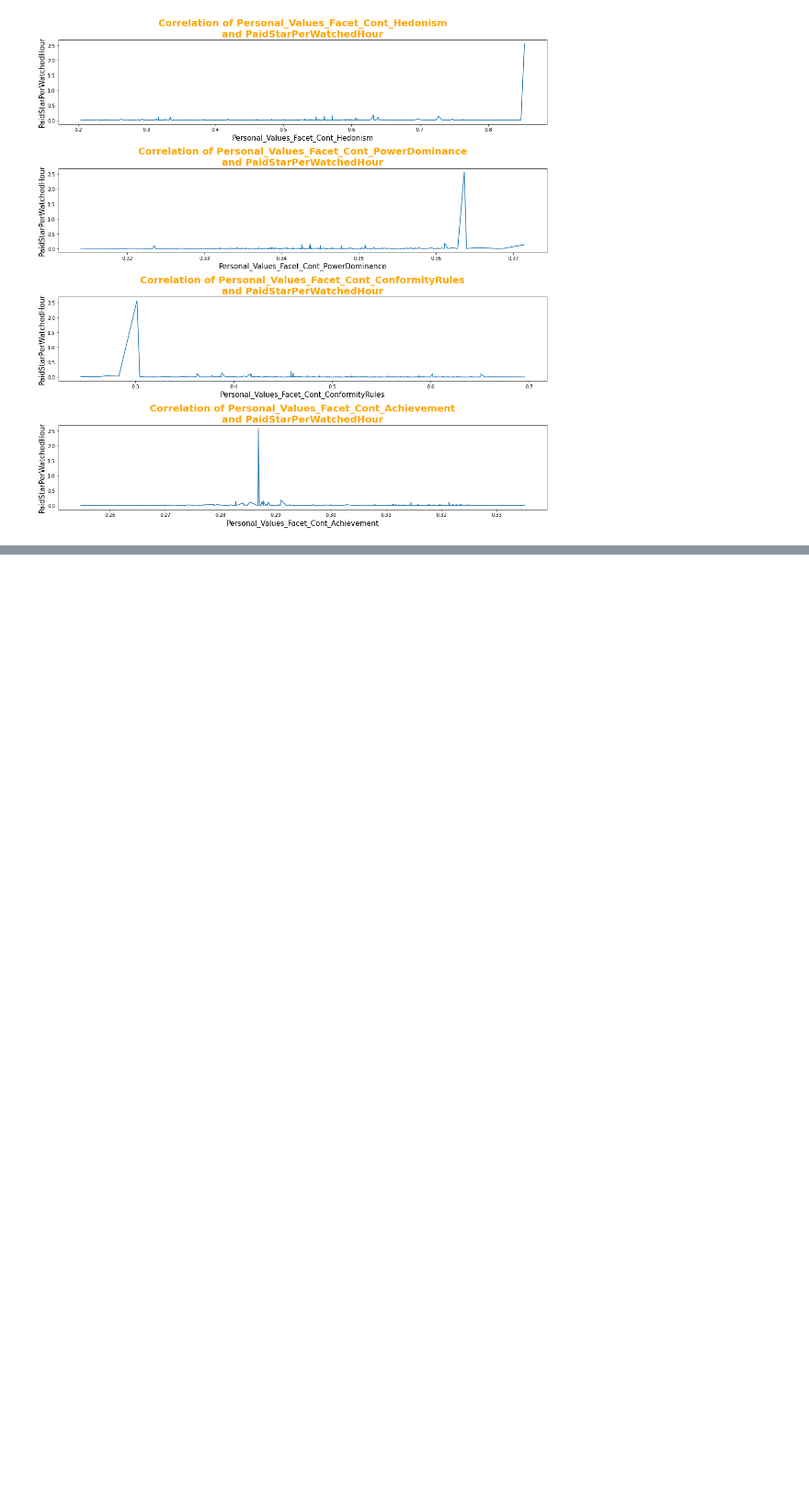
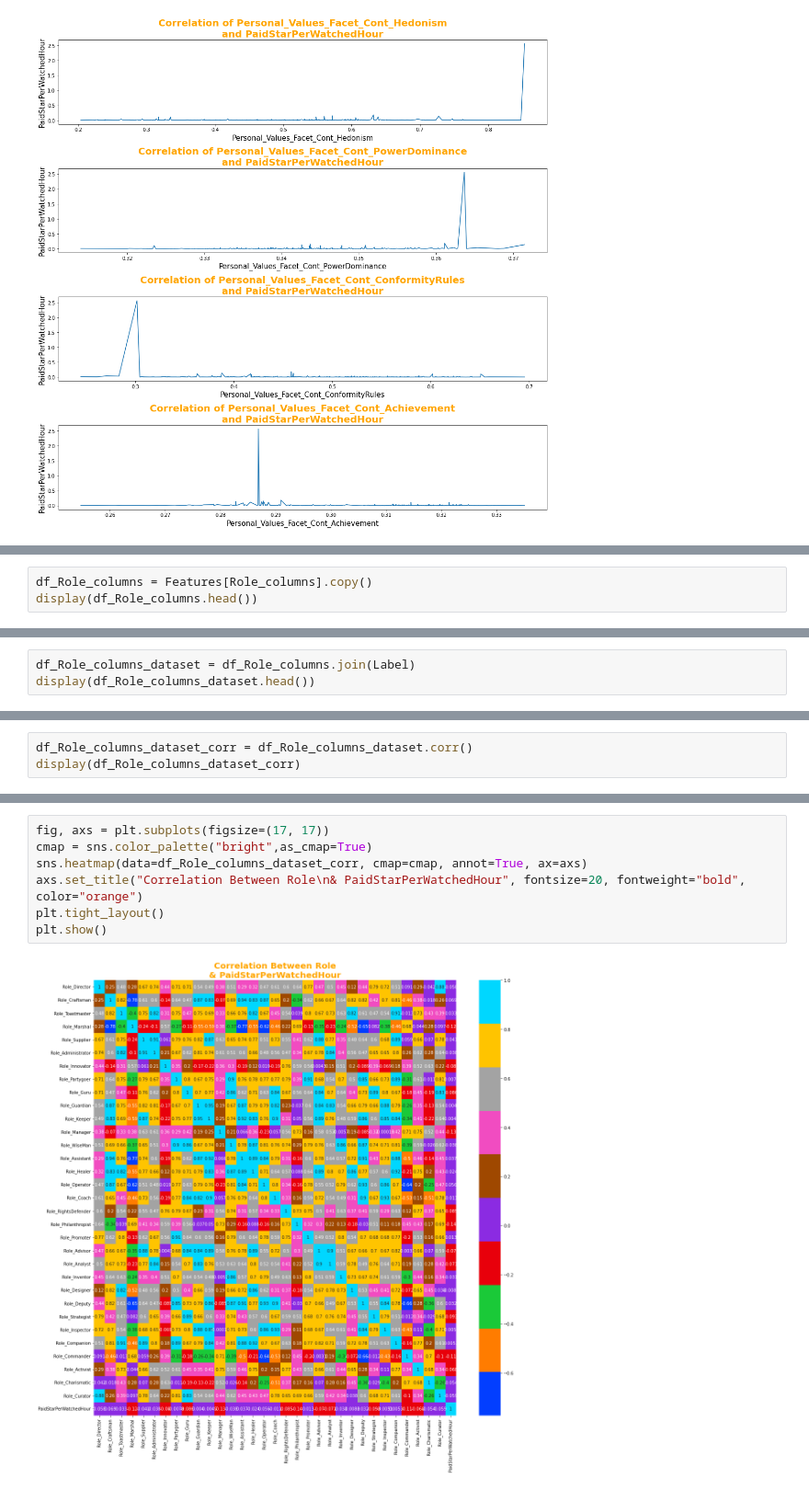
Before and after one commit to UsepSyaikalArifin/My-Projects, a Jupyter notebook: MAINGAMES Data Analyst/Jupyter Notebook/main.ipynb, the cells around one changed output, grey strips where cells are left out. Shown at 92% size. Drawn from its saved outputs; the diff is of its cells as text; blank space fills up the shorter version.

```diff
--- a/MAINGAMES Data Analyst/Jupyter Notebook/main.ipynb
+++ b/MAINGAMES Data Analyst/Jupyter Notebook/main.ipynb
@@ -1581,0 +1605,3 @@ plt.show()
+# %%
+df_Role_columns = Features[Role_columns].copy()
+display(df_Role_columns.head())
@@ -1581,0 +1618,3 @@ plt.show()
+# %%
+df_Role_columns_dataset = df_Role_columns.join(Label)
+display(df_Role_columns_dataset.head())
@@ -1581,0 +1631,3 @@ plt.show()
+# %%
+df_Role_columns_dataset_corr = df_Role_columns_dataset.corr()
+display(df_Role_columns_dataset_corr)
@@ -1581,0 +1653,9 @@ plt.show()
+# %%
+fig, axs = plt.subplots(figsize=(17, 17))
+cmap = sns.color_palette("bright",as_cmap=True)
+sns.heatmap(data=df_Role_columns_dataset_corr, cmap=cmap, annot=True, ax=axs)
+axs.set_title("Correlation Between Role\n& PaidStarPerWatchedHour", fontsize=20, fontweight="bold", color="orange")
+plt.tight_layout()
+plt.show()
+# %% [output]
+[figure, added]
```
Also changed, not shown: parts of 23 cells of this notebook.
